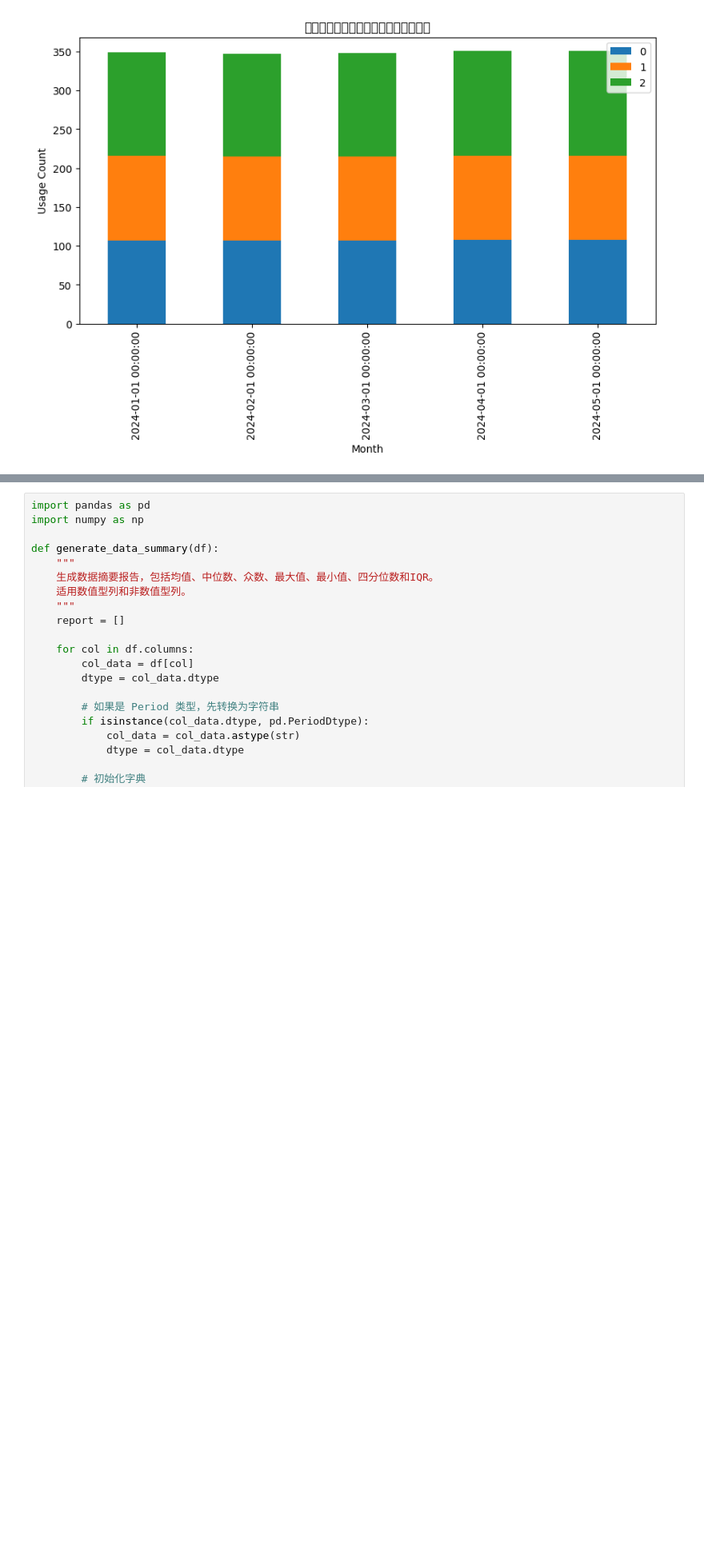
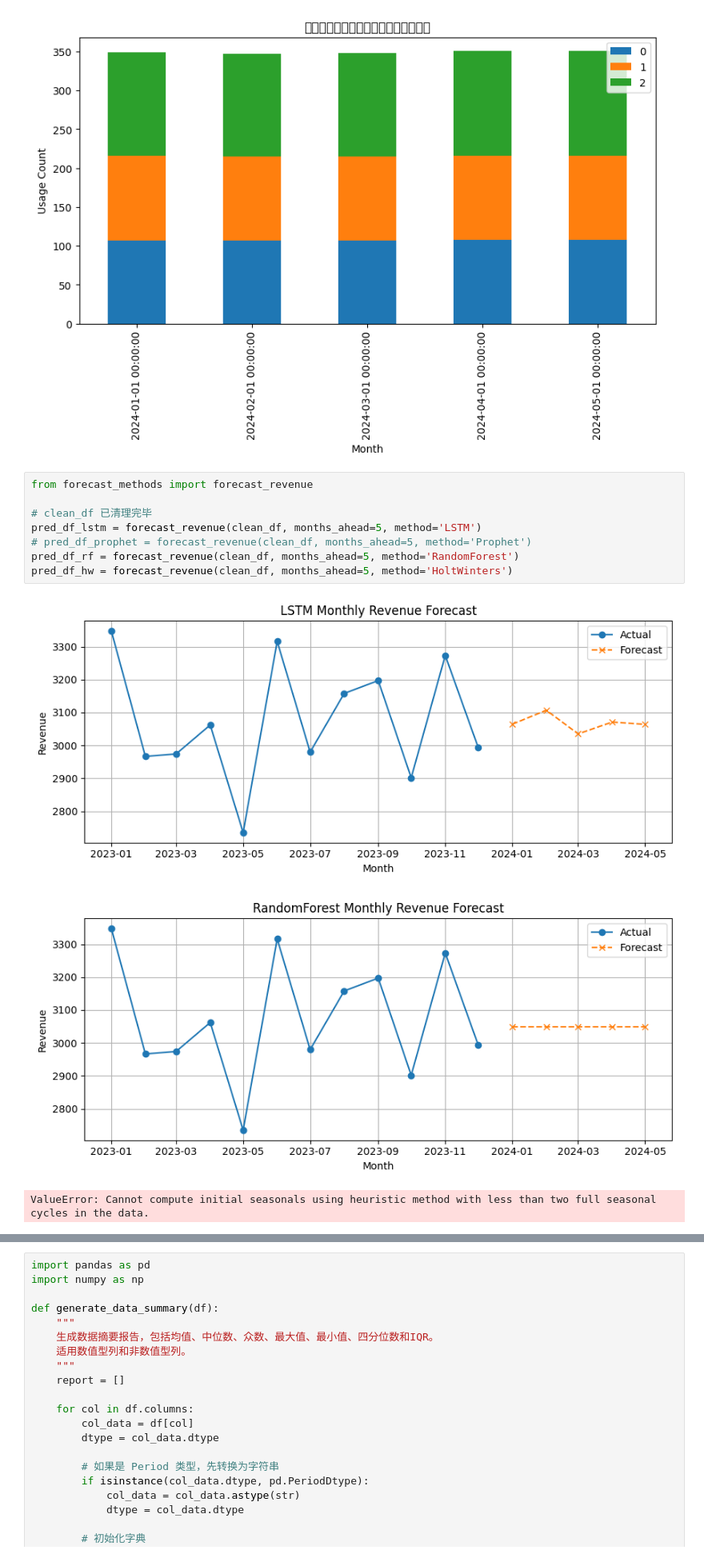
Before and after one commit to xiaYC35/cafe-sales-cleaning-trainnig, a Jupyter notebook: Cafe_sales_data.ipynb, the cells around one changed output, grey strips where cells are left out. Shown at 80% size. Saved outputs shown, nothing was run; the diff lists cells and outputs as text; blank space fills up the shorter version.

```diff
--- a/Cafe_sales_data.ipynb
+++ b/Cafe_sales_data.ipynb
@@ -1390,3 +1390,15 @@ plt.show()
 2024-04-01  108  108  135
 2024-05-01  108  108  135
 [figure]
+# %%
+from forecast_methods import forecast_revenue
+
+# clean_df 已清理完毕
+pred_df_lstm = forecast_revenue(clean_df, months_ahead=5, method='LSTM')
+# pred_df_prophet = forecast_revenue(clean_df, months_ahead=5, method='Prophet')
+pred_df_rf = forecast_revenue(clean_df, months_ahead=5, method='RandomForest')
+pred_df_hw = forecast_revenue(clean_df, months_ahead=5, method='HoltWinters')
+# %% [output]
+[figure, added]
+[figure, added]
+ValueError: Cannot compute initial seasonals using heuristic method with less than two full seasonal cycles in the data.
```
Also changed, not shown: parts of 1 cell of this notebook, 1 other file.
